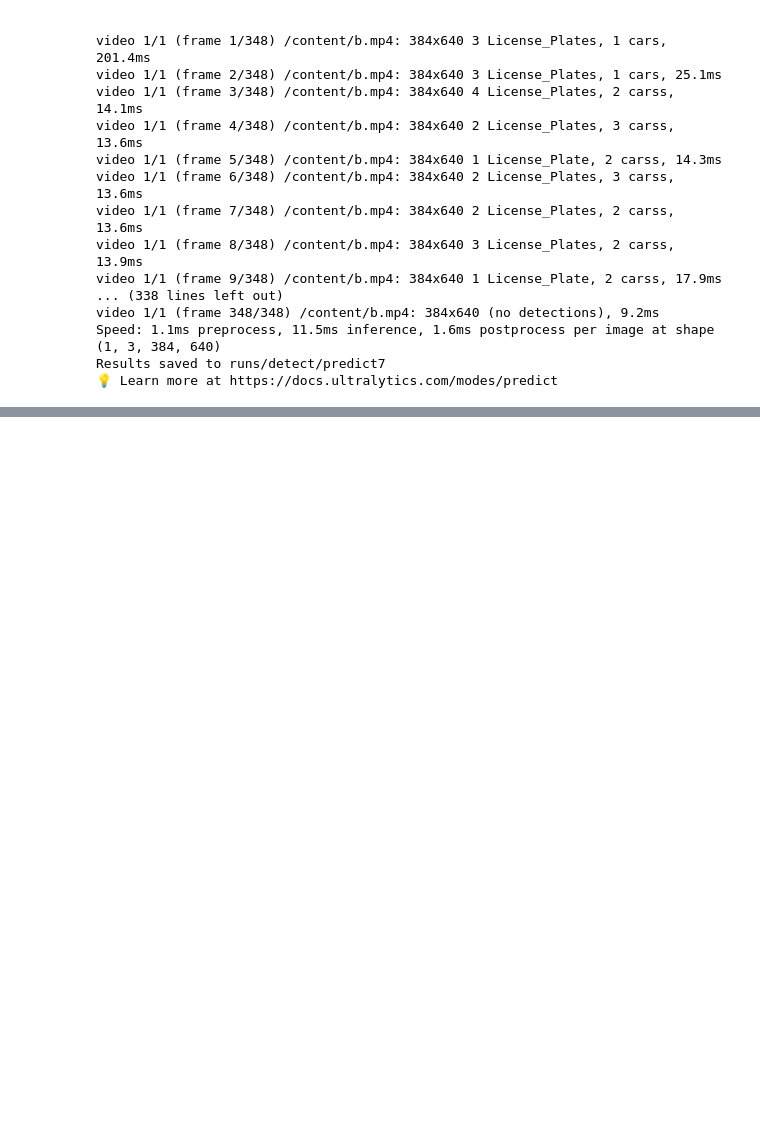
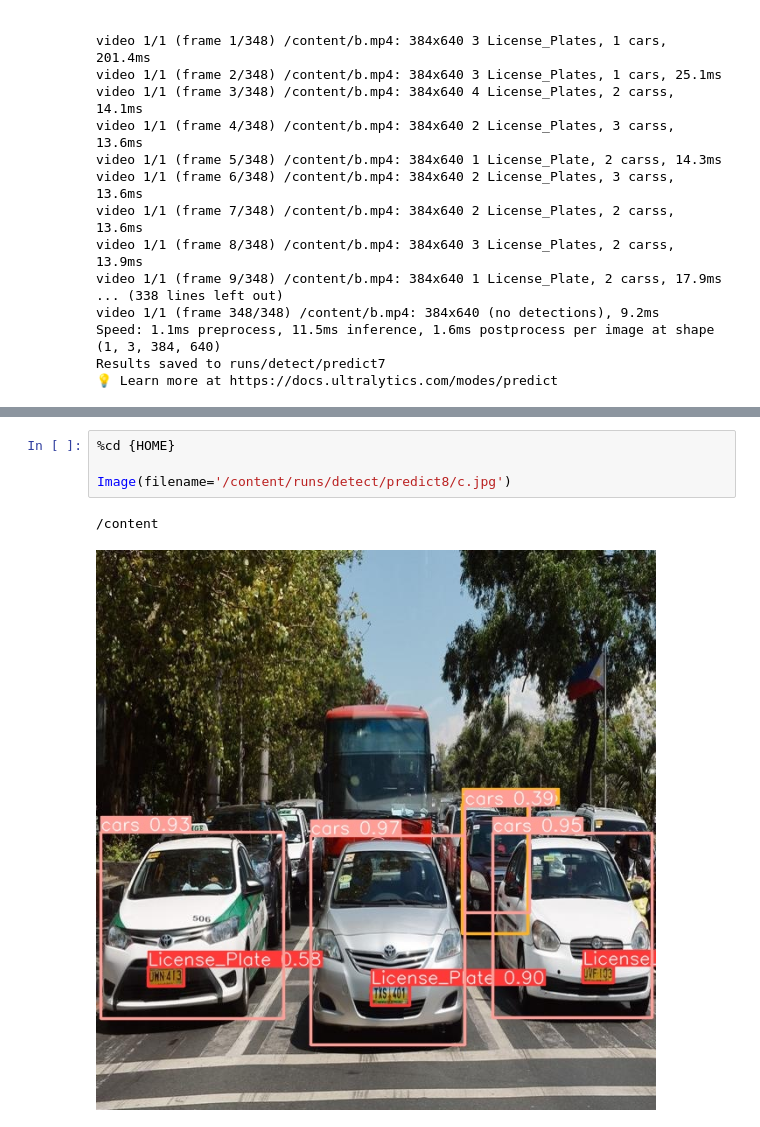
Before and after one commit to Griffox/Practice, a Jupyter notebook: yolov10.ipynb, the cells around one changed output, grey strips where cells are left out. Drawn from its saved outputs; the diff is of its cells as text; blank space fills up the shorter version.

```diff
--- a/yolov10.ipynb
+++ b/yolov10.ipynb
@@ -180,0 +191,7 @@ Results saved to runs/detect/predict7
+# %%
+%cd {HOME}
+
+Image(filename='/content/runs/detect/predict8/c.jpg')
+# %% [output]
+/content
+[figure, added]
```
Also changed, not shown: parts of 1 cell of this notebook.
